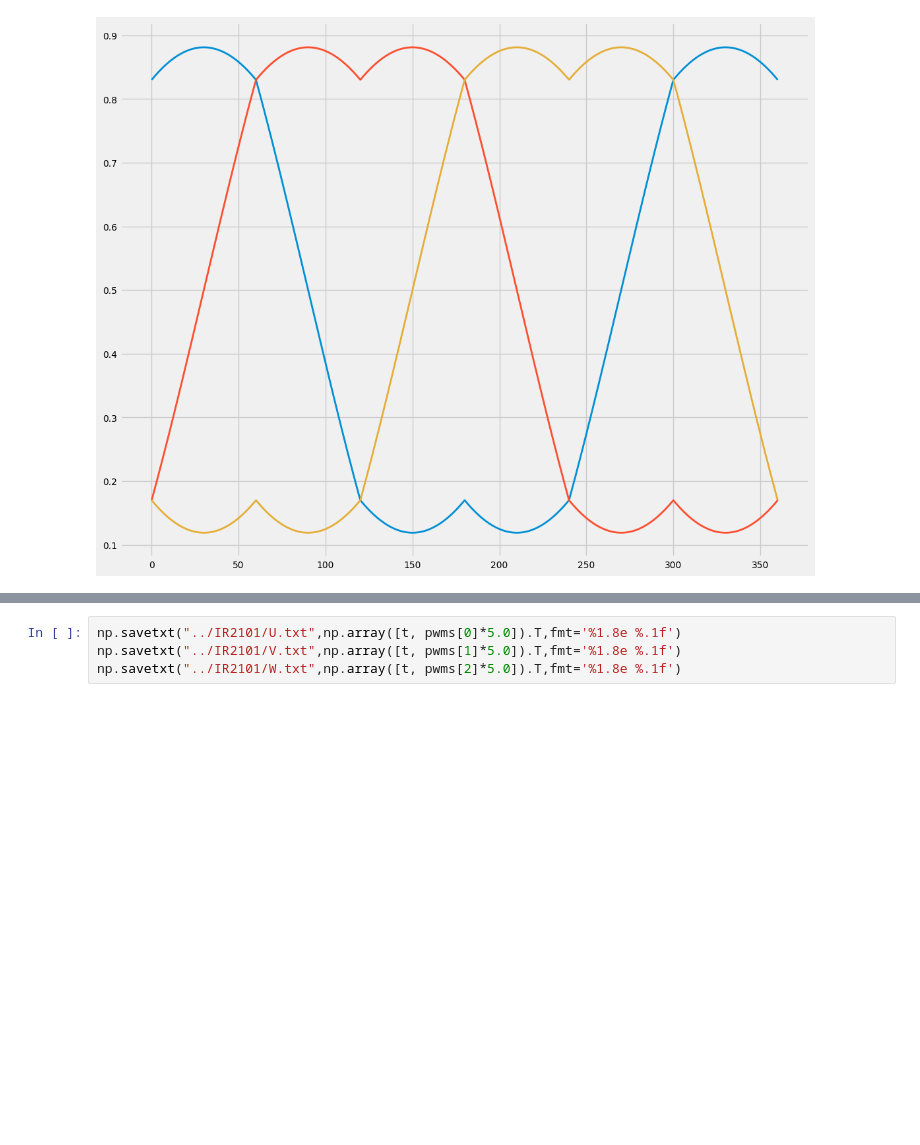
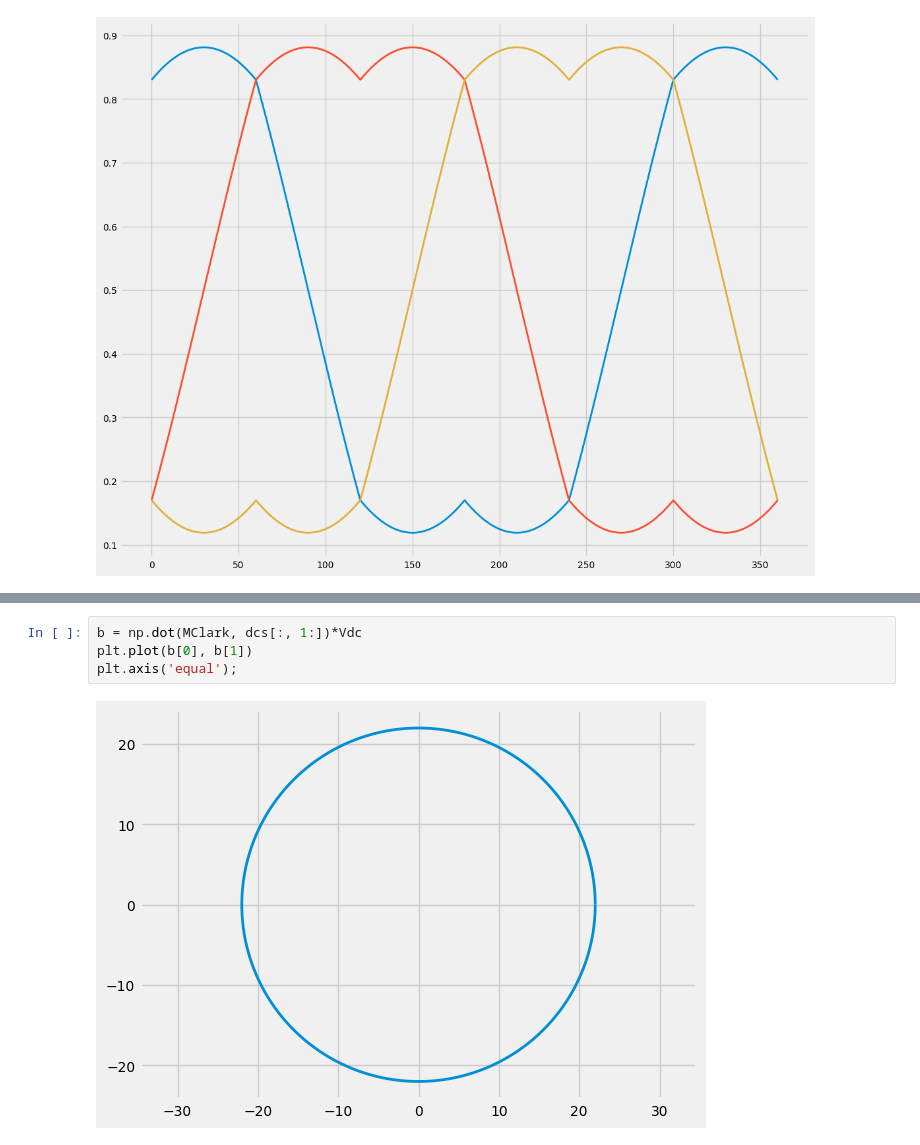
Before and after one commit to gadokrisztian/stm-svpwm, a Jupyter notebook: python/newpythonimplementation.ipynb, the cells around one changed output, grey strips where cells are left out. Drawn from its saved outputs; the diff is of its cells as text; blank space fills up the shorter version.

```diff
--- a/python/newpythonimplementation.ipynb
+++ b/python/newpythonimplementation.ipynb
@@ -233,4 +208,6 @@ for i, ti in enumerate(t):
-# %%
-np.savetxt("../IR2101/U.txt",np.array([t, pwms[0]*5.0]).T,fmt='%1.8e %.1f')
-np.savetxt("../IR2101/V.txt",np.array([t, pwms[1]*5.0]).T,fmt='%1.8e %.1f')
-np.savetxt("../IR2101/W.txt",np.array([t, pwms[2]*5.0]).T,fmt='%1.8e %.1f')
+# %%
+b = np.dot(MClark, dcs[:, 1:])*Vdc
+plt.plot(b[0], b[1])
+plt.axis('equal');
+# %% [output]
+[figure, added]
```
Also changed, not shown: parts of 7 cells of this notebook, 1 other file.
